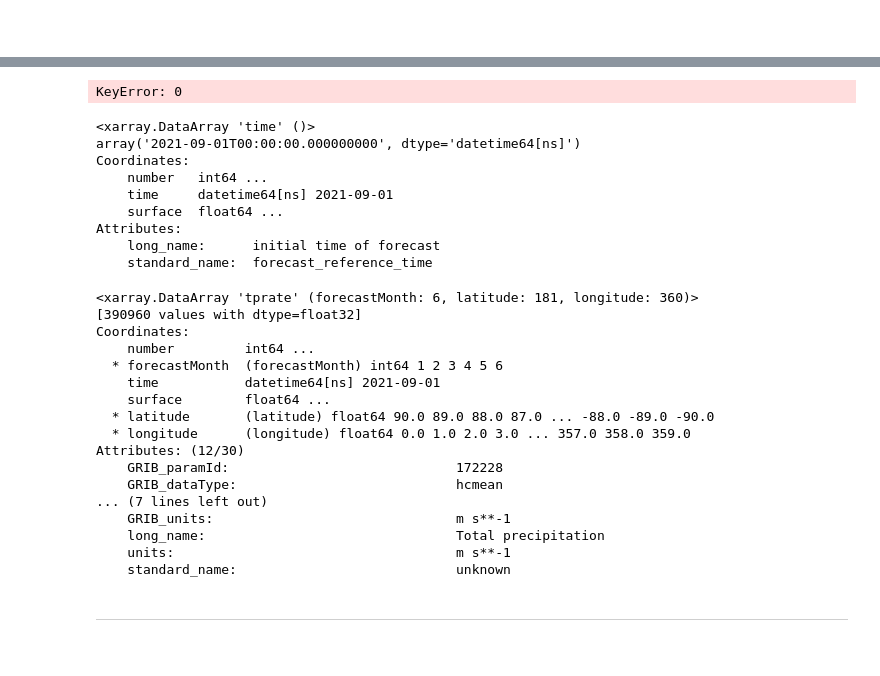
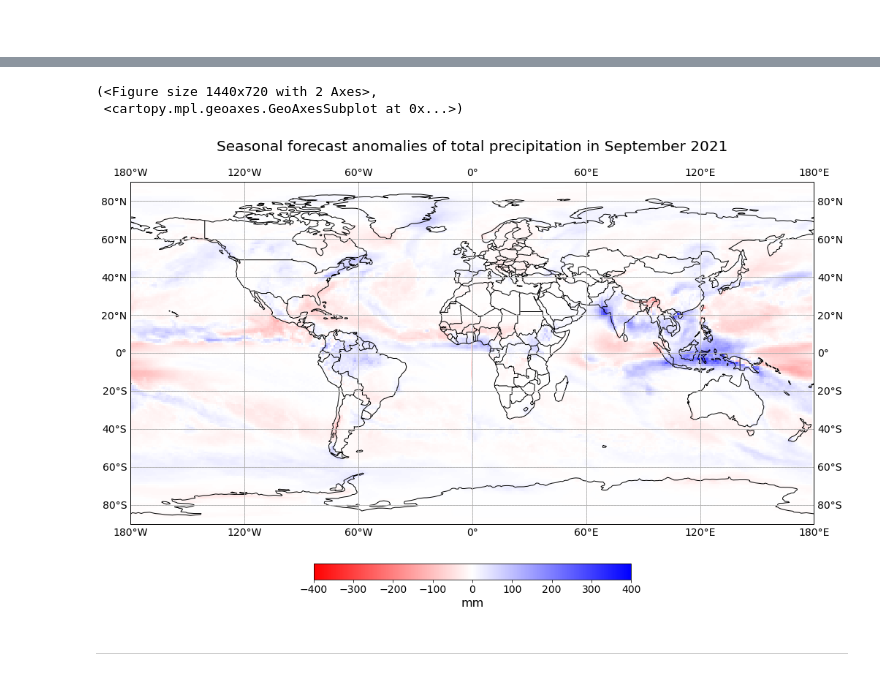
Before and after one commit to edupenabad/copernicus-training, a Jupyter notebook: 121_c3s_seasonal_forecasts_anomalies.ipynb, the cells around one changed output, grey strips where cells are left out. Drawn from its saved outputs; the diff is of its cells as text; code cells hidden in the pictures.

```diff
--- a/121_c3s_seasonal_forecasts_anomalies.ipynb
+++ b/121_c3s_seasonal_forecasts_anomalies.ipynb
@@ -370,4 +456,4 @@ Attributes:
 # %%
-anomalies_precomputed = anomalies_precomputed.assign_coords(longitude=(((anomalies_precomputed.longitude + 180) % 360) - 180))
+anomalies_precomputed = test.assign_coords(longitude=(((test.longitude + 180) % 360) - 180)).sortby('longitude')
 anomalies_precomputed
 # %% [output]
@@ -393,48 +499,18 @@ Attributes:
 # %%
-visualize_pcolormesh(data_array = anomalies_precomputed[0,:,:],
+visualize_pcolormesh(data_array = anomalies_precomputed,
                      longitude = anomalies_precomputed.longitude,
                      latitude = anomalies_precomputed.latitude,
                      projection = ccrs.PlateCarree(),
                      color_scale = 'bwr_r',
                      unit = 'mm',
                      long_name = 'Seasonal forecast anomalies of total precipitation in September 2021\n',
-                     vmin= -0.1,
-                     vmax = 0.1,
+                     vmin= -400,
+                     vmax = 400,
                      set_global=True)
 # %% [output]
-KeyError: 0
+(<Figure size 1440x720 with 2 Axes>,
+ <cartopy.mpl.geoaxes.GeoAxesSubplot at 0x...>)
+[figure, added]
-# %%
-hindcast_climate_mean = xr.open_dataset('./data/ecmwf_seas5_hincast_climate_mean_tp.grib', engine='cfgrib', backend_kwargs=dict(time_dims=('forecastMonth', 'time')))
-print(hindcast_climate_mean.time)
-test = hindcast_climate_mean['tprate']
-test
-# %% [output]
-<xarray.DataArray 'time' ()>
-array('2021-09-01T00:00:00.000000000', dtype='datetime64[ns]')
-Coordinates:
-    number   int64 ...
-    time     datetime64[ns] 2021-09-01
-    surface  float64 ...
-Attributes:
-    long_name:      initial time of forecast
-    standard_name:  forecast_reference_time
-<xarray.DataArray 'tprate' (forecastMonth: 6, latitude: 181, longitude: 360)>
-[390960 values with dtype=float32]
-Coordinates:
-    number         int64 ...
-  * forecastMonth  (forecastMonth) int64 1 2 3 4 5 6
-    time           datetime64[ns] 2021-09-01
-    surface        float64 ...
-  * latitude       (latitude) float64 90.0 89.0 88.0 87.0 ... -88.0 -89.0 -90.0
-  * longitude      (longitude) float64 0.0 1.0 2.0 3.0 ... 357.0 358.0 359.0
-Attributes: (12/30)
-    GRIB_paramId:                             172228
-    GRIB_dataType:                            hcmean
-... (7 lines left out)
-    GRIB_units:                               m s**-1
-    long_name:                                Total precipitation
-    units:                                    m s**-1
-    standard_name:                            unknown
 # %% [markdown]
 <hr>
 # %% [markdown]
```
Also changed, not shown: parts of 39 cells of this notebook.
